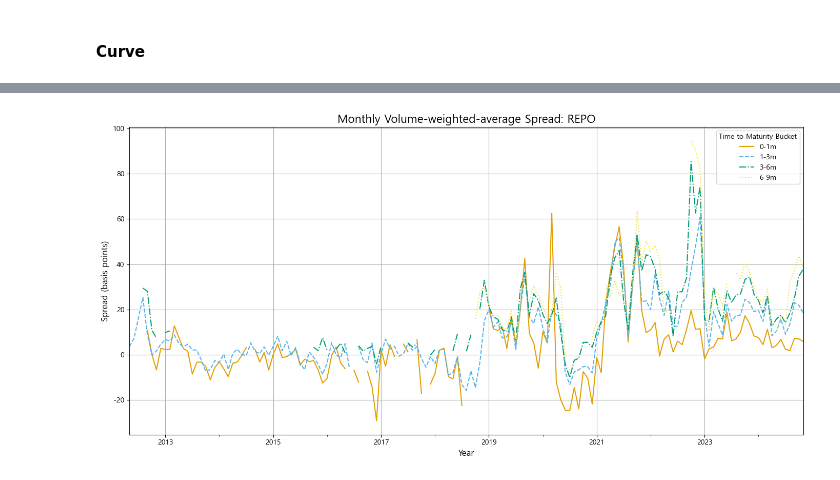
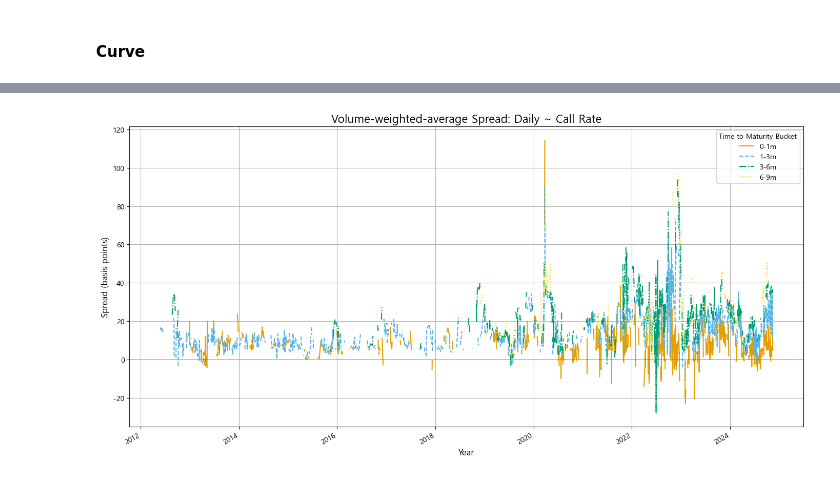
Before and after one commit to lazybuttrying/kofia-bond, a Jupyter notebook: short-axi.ipynb, the cells around one changed output, grey strips where cells are left out. Cells and saved outputs as stored; diff of their text form; code cells hidden in the pictures.

```diff
--- a/short-axi.ipynb
+++ b/short-axi.ipynb
@@ -27,3 +27,8 @@ Risk Free
+# %%
+seibro_repo = pd.read_csv('seibro/seibro_repo_gov.csv')
+seibro_repo.rename(columns={'CALENDAR_DT':'date'}, inplace=True)
+seibro_repo['date'] = pd.to_datetime(seibro_repo['date'].astype(str), format='%Y%m%d')
+seibro_repo.set_index('date', drop=True, inplace=True)
 # %%
 ecos = pd.read_csv("시장금리(일별)_22134723.csv").replace("-", None)
 ecos = ecos.melt(id_vars=["계정항목"], var_name="date", value_name="yield")
@@ -112,2 +105,20 @@ rfr_kofr.set_index(['date', 'TimeToMaturity'], inplace=True)
 # %% [markdown]
 #### CD
+# %%
+seibro = pd.read_csv("seibro\seibro_cd_issue.csv")
+seibro["기준일자"] = pd.to_datetime(seibro["기준일자"], format="%Y%m%d").dt.strftime("%Y-%m-%d")
+
+issue = pd.read_csv("seibro\seibro_cd_issue_detail.csv")
+issue.loc[issue["VALAT_GRD_CD_NM"]=="취소", "VALAT_GRD_CD_NM"] = None
+issue = issue.sort_values(["발행은행신용등급","VALAT_GRD_CD_NM"]).drop_duplicates(subset=["종목코드"])
+issue = pd.merge(
+    issue, seibro[["종목번호", "발행인유형"]].drop_duplicates(),
+    left_on="종목코드", right_on="종목번호", how="left")
+issue = issue[issue["발행통화"]=="KRW"]
+
+issue["days_to_maturity"] = pd.to_datetime(issue["만기일"]) - pd.to_datetime(issue["발행일"])
+issue["days_to_maturity"] = issue["days_to_maturity"].dt.days
+issue = issue[issue["days_to_maturity"] <= 250]
+issue = issue[issue["발행금액"] > 9000000000]
+
+issue["발행금액"].describe()
@@ -224,10 +196,11 @@ cd_call[[
 # %%
 cd["기준월"] = cd["기준일자"].dt.to_period("M")
-cd_call = pd.merge(cd, rfr_call, left_on=['기준일자', 'times_to_maturity'], right_index=True, how='left')
-cd_call["spread"] = cd_call["금리"]*100 - cd_call["RFR_Call"]
 
-cd_kofr = pd.merge(cd, rfr_kofr, left_on=['기준일자', 'times_to_maturity'], right_index=True, how='left')
-cd_kofr["spread"] = cd_kofr["금리"]*100 - cd_kofr["RFR_KOFR"]
+cd_call = pd.merge(cd, rfr, left_on=['기준일자', 'times_to_maturity'], right_index=True, how='left')
+cd_call["spread"] = cd_call["금리"]*100 - cd_call["RFR"]
 
-cd_call["spread"].describe(), cd_kofr["spread"].describe()
+cd_repo = pd.merge(cd, rfr_repo, left_on=['기준일자', 'times_to_maturity'], right_index=True, how='left')
+cd_repo["spread"] = cd_repo["금리"]*100 - cd_repo["RFR_REPO"]
+
+cd_call["spread"].describe(), cd_repo["spread"].describe()
 # %% [output]
@@ -324,7 +305,7 @@ def plot_credit_spread(pivoted, title):
         pivoted[c].plot(kind='line', label=c, color=color_palette.pop(0), linestyle=style_palette.pop(0))
 
     # Set title and labels
-    plt.title(f'Monthly Volume-weighted-average Spread: {title}', fontsize=16)
+    plt.title(f'Volume-weighted-average Spread: {title}', fontsize=16)
     plt.xlabel('Year', fontsize=12)
     plt.ylabel('Spread (basis points)', fontsize=12)
     plt.grid()
@@ -350,4 +326,0 @@ plot_credit_spread(pivoted_call, "Call Rate")
-# %%
-plot_credit_spread(pivoted_repo, "REPO")
-# %% [output]
-[figure, removed]
@@ -356,0 +327,11 @@ plot_yield_curve([rfr_call, rfr_kofr], ["Call Rate", "KOFIR"], "2023-01-01", yea
+# %%
+grouped_call = cd_call.groupby(['기준일자', 'times_to_maturity_range']).apply(
+    lambda group: weighted_average(group['spread'], group['매매금액'])
+).reset_index(name='credit_spread')
+
+
+# Step 6: Pivot the data for plotting (separating by time_to_maturity_range)
+pivoted_call = grouped_call.pivot(index='기준일자', columns='times_to_maturity_range', values='credit_spread')
+plot_credit_spread(pivoted_call, "Daily ~ Call Rate")
+# %% [output]
+[figure, added]
```
Also changed, not shown: parts of 32 cells of this notebook.
